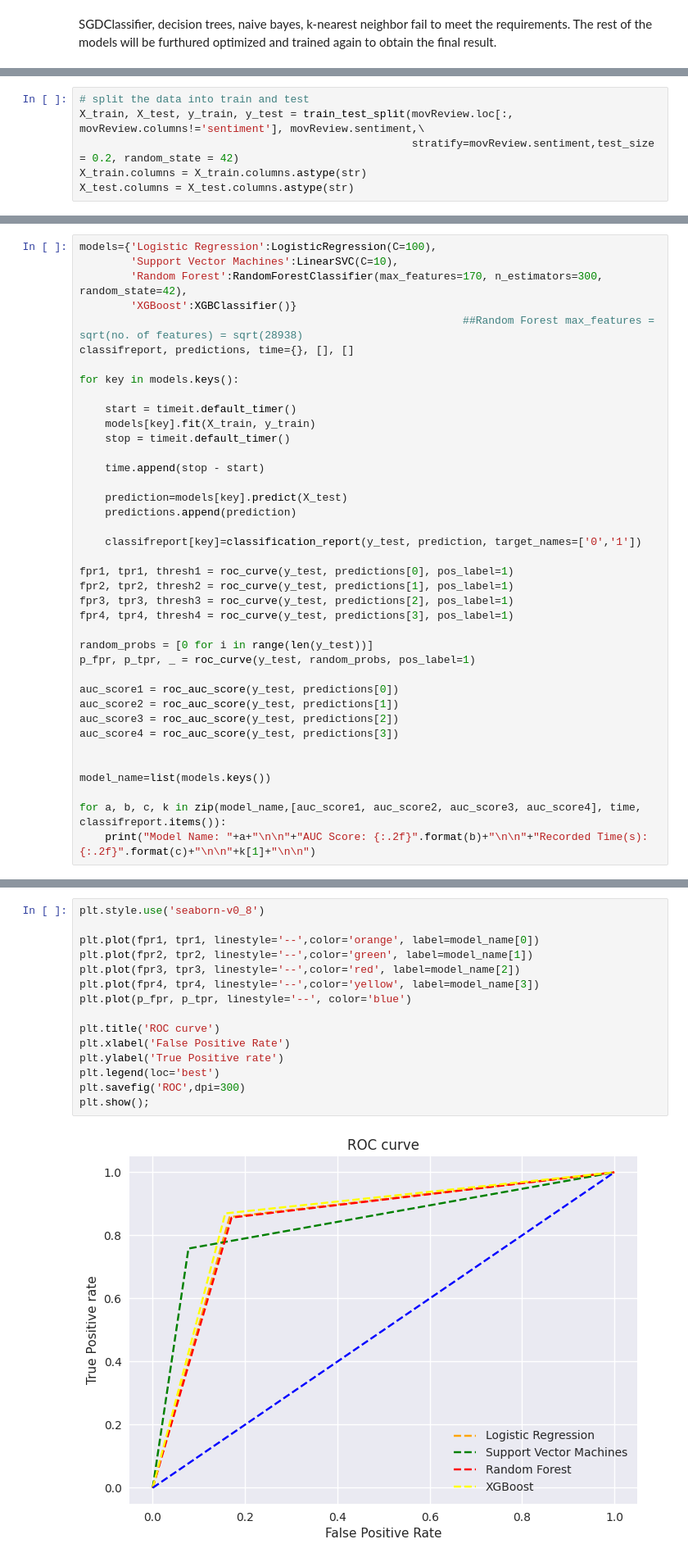
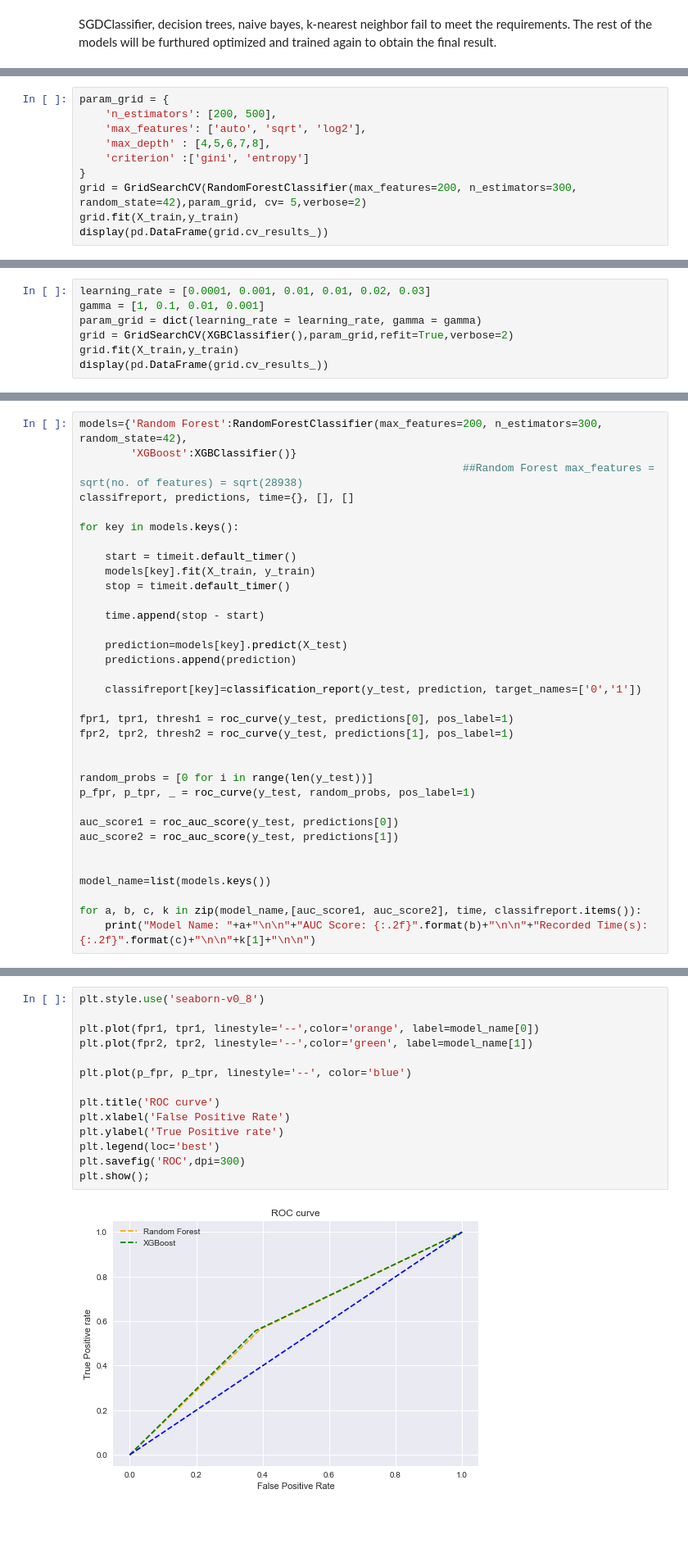
Before and after one commit to louis-hahaha/Big-Data-Project, a Jupyter notebook: Bigdata.ipynb, the cells around one changed output, grey strips where cells are left out. Shown at 82% size. Saved outputs shown, nothing was run; the diff lists cells and outputs as text; blank space fills up the shorter version.

Commit message:
Update traditional Model

```diff
--- a/Bigdata.ipynb
+++ b/Bigdata.ipynb
@@ -839,6 +772,0 @@ Fitting 5 folds for each of 3 candidates, totalling 15 fits
-# %%
-# split the data into train and test
-X_train, X_test, y_train, y_test = train_test_split(movReview.loc[:, movReview.columns!='sentiment'], movReview.sentiment,\
-                                                    stratify=movReview.sentiment,test_size = 0.2, random_state = 42)
-X_train.columns = X_train.columns.astype(str)
-X_test.columns = X_test.columns.astype(str)
@@ -850,0 +775,10 @@ The best model is XGBoost, which outcompetes other models in terms of accuracy,
+# %%
+param_grid = {
+    'n_estimators': [200, 500],
+    'max_features': ['auto', 'sqrt', 'log2'],
+    'max_depth' : [4,5,6,7,8],
+    'criterion' :['gini', 'entropy']
+}
+grid = GridSearchCV(RandomForestClassifier(max_features=200, n_estimators=300, random_state=42),param_grid, cv= 5,verbose=2)
+grid.fit(X_train,y_train)
+display(pd.DataFrame(grid.cv_results_))
@@ -850,0 +820,7 @@ The best model is XGBoost, which outcompetes other models in terms of accuracy,
+# %%
+learning_rate = [0.0001, 0.001, 0.01, 0.01, 0.02, 0.03]
+gamma = [1, 0.1, 0.01, 0.001]
+param_grid = dict(learning_rate = learning_rate, gamma = gamma)
+grid = GridSearchCV(XGBClassifier(),param_grid,refit=True,verbose=2)
+grid.fit(X_train,y_train)
+display(pd.DataFrame(grid.cv_results_))
@@ -851,7 +862,5 @@ The best model is XGBoost, which outcompetes other models in terms of accuracy,
 # %%
-models={'Logistic Regression':LogisticRegression(C=100),
-        'Support Vector Machines':LinearSVC(C=10),
-        'Random Forest':RandomForestClassifier(max_features=170, n_estimators=300, random_state=42),
+models={'Random Forest':RandomForestClassifier(max_features=200, n_estimators=300, random_state=42),
         'XGBoost':XGBClassifier()}
                                                             ##Random Forest max_features = sqrt(no. of features) = sqrt(28938)
 classifreport, predictions, time={}, [], []
@@ -871,20 +880,17 @@ for key in models.keys():
 
 fpr1, tpr1, thresh1 = roc_curve(y_test, predictions[0], pos_label=1)
 fpr2, tpr2, thresh2 = roc_curve(y_test, predictions[1], pos_label=1)
-fpr3, tpr3, thresh3 = roc_curve(y_test, predictions[2], pos_label=1)
-fpr4, tpr4, thresh4 = roc_curve(y_test, predictions[3], pos_label=1)
+
 
 random_probs = [0 for i in range(len(y_test))]
 p_fpr, p_tpr, _ = roc_curve(y_test, random_probs, pos_label=1)
 
 auc_score1 = roc_auc_score(y_test, predictions[0])
 auc_score2 = roc_auc_score(y_test, predictions[1])
-auc_score3 = roc_auc_score(y_test, predictions[2])
-auc_score4 = roc_auc_score(y_test, predictions[3])
 
 
 model_name=list(models.keys())
 
-for a, b, c, k in zip(model_name,[auc_score1, auc_score2, auc_score3, auc_score4], time, classifreport.items()):
+for a, b, c, k in zip(model_name,[auc_score1, auc_score2], time, classifreport.items()):
     print("Model Name: "+a+"\n\n"+"AUC Score: {:.2f}".format(b)+"\n\n"+"Recorded Time(s): {:.2f}".format(c)+"\n\n"+k[1]+"\n\n")
 # %% [output]
@@ -892,17 +914,16 @@ ValueError: max_features must be in (0, n_features]
 # %%
 plt.style.use('seaborn-v0_8')
 
 plt.plot(fpr1, tpr1, linestyle='--',color='orange', label=model_name[0])
 plt.plot(fpr2, tpr2, linestyle='--',color='green', label=model_name[1])
-plt.plot(fpr3, tpr3, linestyle='--',color='red', label=model_name[2])
-plt.plot(fpr4, tpr4, linestyle='--',color='yellow', label=model_name[3])
+
 plt.plot(p_fpr, p_tpr, linestyle='--', color='blue')
 
 plt.title('ROC curve')
 plt.xlabel('False Positive Rate')
 plt.ylabel('True Positive rate')
 plt.legend(loc='best')
 plt.savefig('ROC',dpi=300)
 plt.show();
 # %% [output]
-[figure, old version]
+[figure, new version]
```
Also changed, not shown: parts of 31 cells of this notebook, 2 other files.
